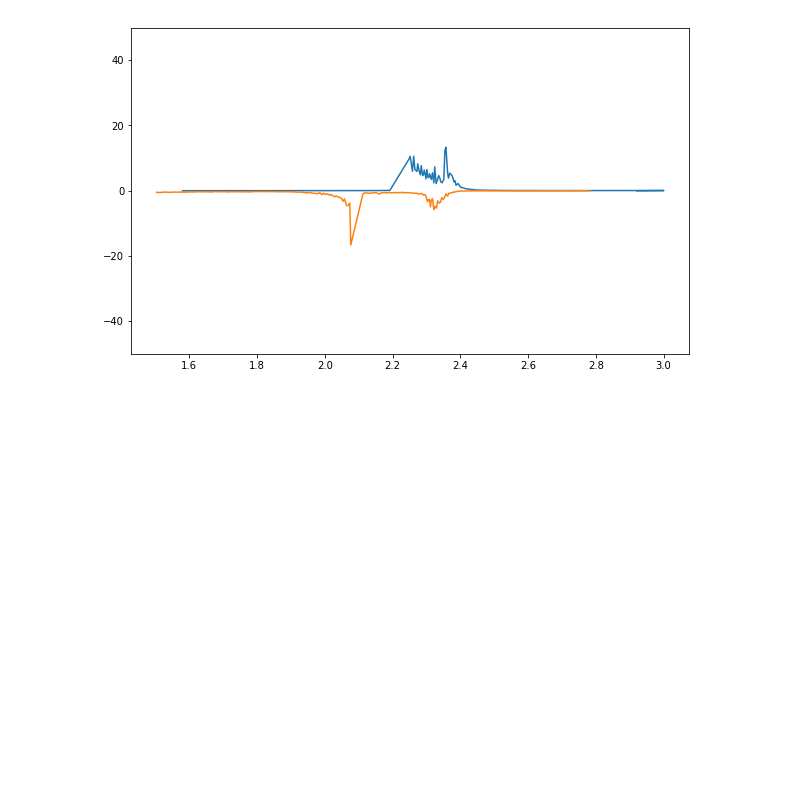
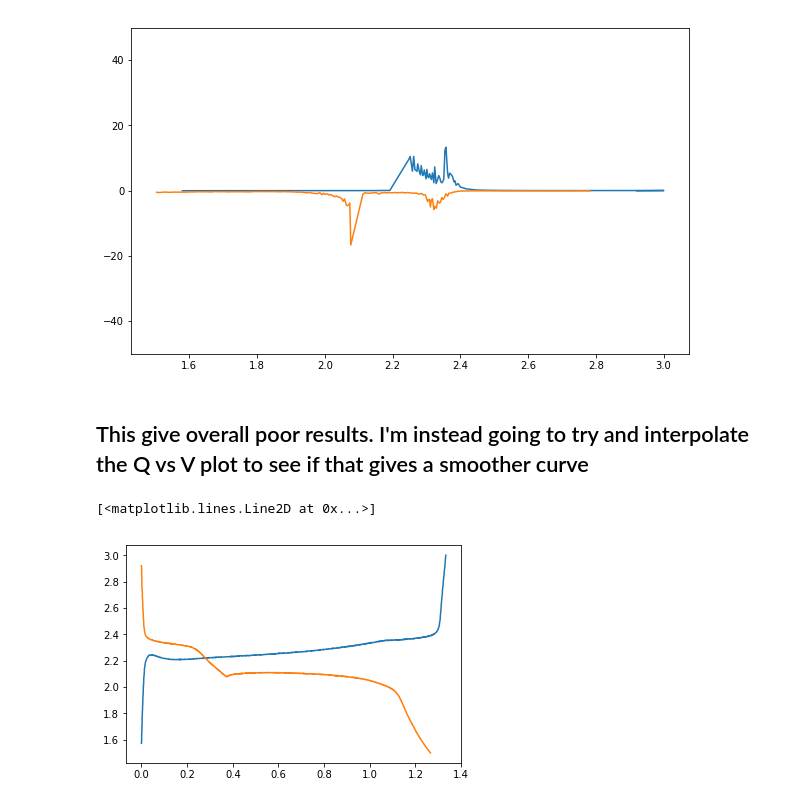
Before and after one commit to ParkerSteichen/battery_cycler, a Jupyter notebook: Dev_2/dataprep_dev.ipynb, the cells around one changed output. Cells and saved outputs as stored; diff of their text form; code cells hidden in the pictures; blank space fills up the shorter version.

```diff
--- a/Dev_2/dataprep_dev.ipynb
+++ b/Dev_2/dataprep_dev.ipynb
@@ -361,3 +373,24 @@ ax.plot(voltages2, dQ_dV2)
 # %% [output]
 [<matplotlib.lines.Line2D at 0x...>]
 [figure]
+# %% [markdown]
+## This give overall poor results. I'm instead going to try and interpolate the Q vs V plot to see if that gives a smoother curve
+# %%
+cycle_num = 15
+
+# extract cycle data
+charge_indeces = cycle_list[cycle_num-1][0]
+discharge_indeces = cycle_list[cycle_num-1][1]
+charge_df = test_df[test_df.index.isin(charge_indeces)]
+discharge_df = test_df[test_df.index.isin(discharge_indeces)]
+
+charge_q = list(charge_df['capacity'])
+charge_v = list(charge_df['voltage'])
+discharge_q = list(discharge_df['capacity'])
+discharge_v = list(discharge_df['voltage'])
+# %%
+plt.plot(charge_q, charge_v)
+plt.plot(discharge_q, discharge_v)
+# %% [output]
+[<matplotlib.lines.Line2D at 0x...>]
+[figure, added]
```
Also changed, not shown: parts of 15 cells of this notebook, 6 other files.
